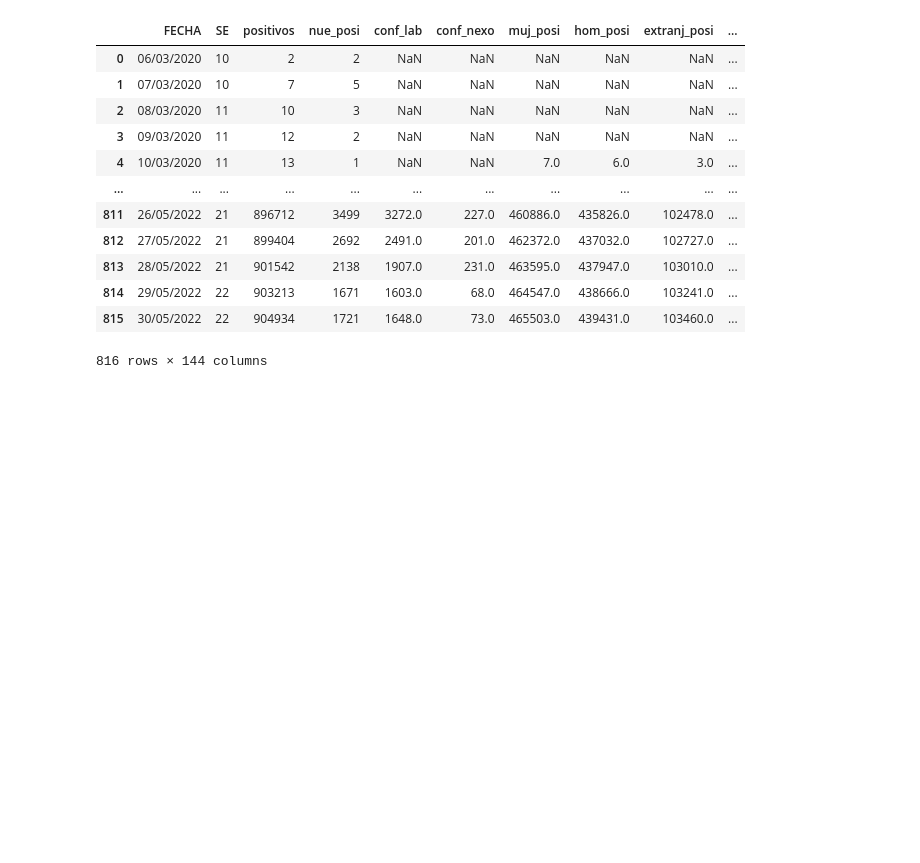
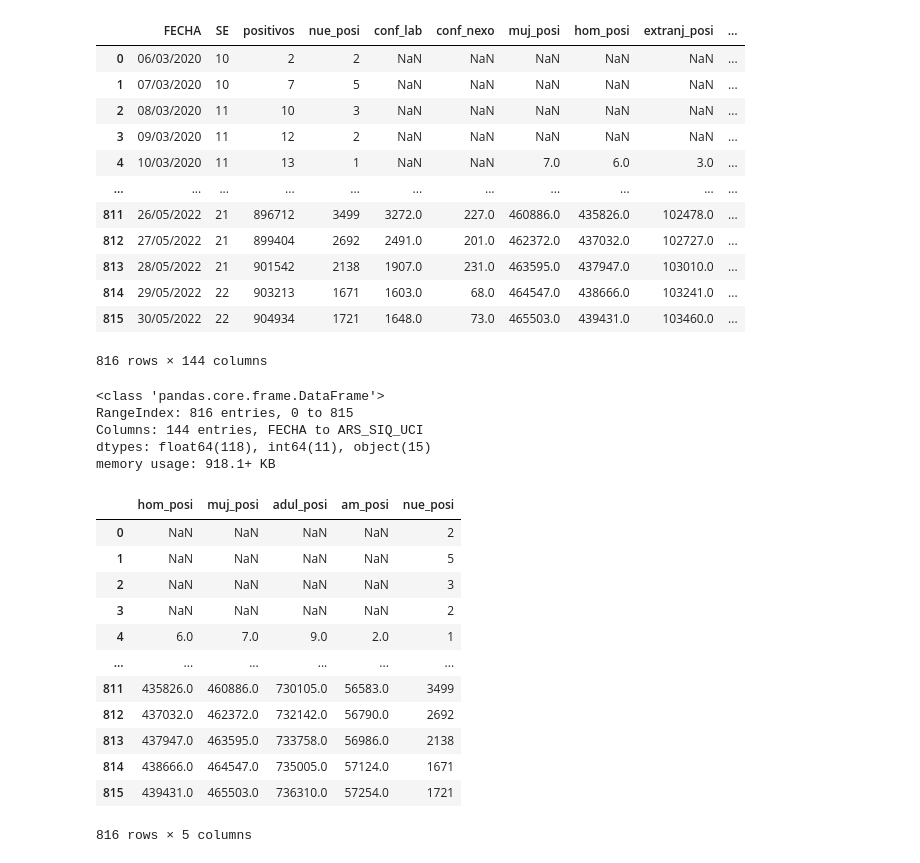
Before and after one commit to Joseumaa13/Tarea02_Covid, a Jupyter notebook: Tarea 02.ipynb, the cells around one changed output. Drawn from its saved outputs; the diff is of its cells as text; code cells hidden in the pictures; blank space fills up the shorter version.

Commit message:
Libreriaplotly.graph_objects, tabla

```diff
--- a/Tarea 02.ipynb
+++ b/Tarea 02.ipynb
@@ -33,3 +34,31 @@ general
 | 814 | 29/05/2022 | 22 | 903213 | 1671 | 1603.0 | 68.0 | 464547.0 | 438666.0 | 103241.0 | ... |
 | 815 | 30/05/2022 | 22 | 904934 | 1721 | 1648.0 | 73.0 | 465503.0 | 439431.0 | 103460.0 | ... |
 816 rows × 144 columns
+# %%
+# Información general del conjunto de datos.
+general.info()
+# %% [output]
+<class 'pandas.core.frame.DataFrame'>
+RangeIndex: 816 entries, 0 to 815
+Columns: 144 entries, FECHA to ARS_SIQ_UCI
+dtypes: float64(118), int64(11), object(15)
+memory usage: 918.1+ KB
+# %%
+# Desplegar las columnas a trabajar.
+table = general[["hom_posi", "muj_posi","adul_posi", "am_posi", "nue_posi"]]
+
+table
+# %% [output]
+|  | hom_posi | muj_posi | adul_posi | am_posi | nue_posi |
+| 0 | NaN | NaN | NaN | NaN | 2 |
+| 1 | NaN | NaN | NaN | NaN | 5 |
+| 2 | NaN | NaN | NaN | NaN | 3 |
+| 3 | NaN | NaN | NaN | NaN | 2 |
+| 4 | 6.0 | 7.0 | 9.0 | 2.0 | 1 |
+| ... | ... | ... | ... | ... | ... |
+| 811 | 435826.0 | 460886.0 | 730105.0 | 56583.0 | 3499 |
+| 812 | 437032.0 | 462372.0 | 732142.0 | 56790.0 | 2692 |
+| 813 | 437947.0 | 463595.0 | 733758.0 | 56986.0 | 2138 |
+| 814 | 438666.0 | 464547.0 | 735005.0 | 57124.0 | 1671 |
+| 815 | 439431.0 | 465503.0 | 736310.0 | 57254.0 | 1721 |
+816 rows × 5 columns
```
Also changed, not shown: parts of 2 cells of this notebook.
